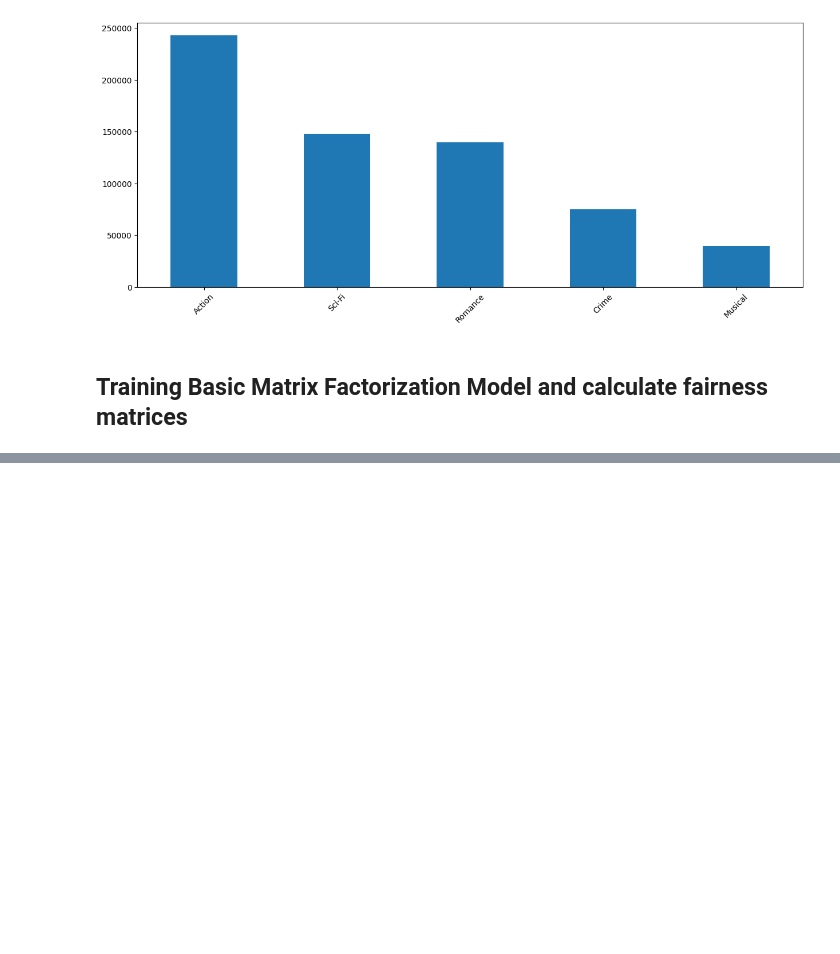
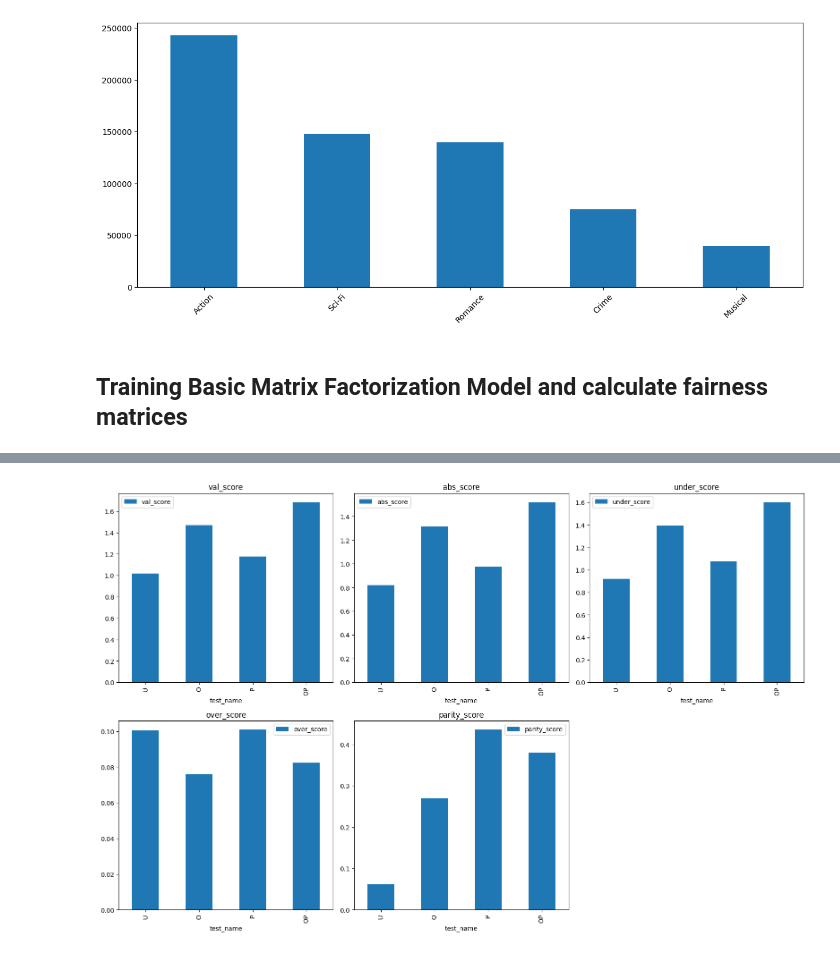
Before and after one commit to Shaked35/fairness-optimization, a Jupyter notebook: article_recovery.ipynb, the cells around one changed output, grey strips where cells are left out. Cells and saved outputs as stored; diff of their text form; code cells hidden in the pictures; blank space fills up the shorter version.

```diff
--- a/article_recovery.ipynb
+++ b/article_recovery.ipynb
@@ -129,0 +281,10 @@ pd.DataFrame(results).describe().loc[["mean", "std", "25%", "50%", "75%", "min",
+# %%
+plt.figure(figsize=(16, 20))
+for i, col in enumerate(["val_score", "abs_score", "under_score", "over_score", "parity_score"]):
+    plt.subplot(4, 3, i + 1)
+    synthetic_results_df[col].plot(kind='bar', legend=True)
+    plt.title(col)
+    plt.tight_layout()
+plt.show()
+# %% [output]
+[figure, added]
```
Also changed, not shown: parts of 17 cells of this notebook, 7 other files.
